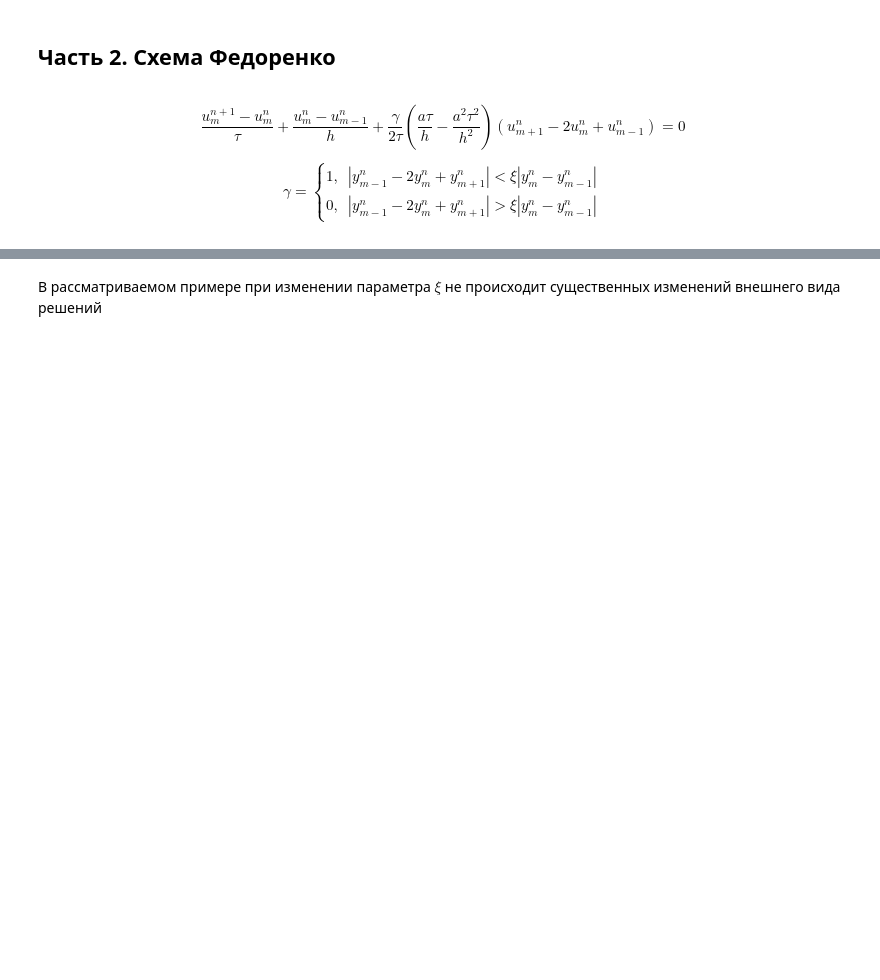
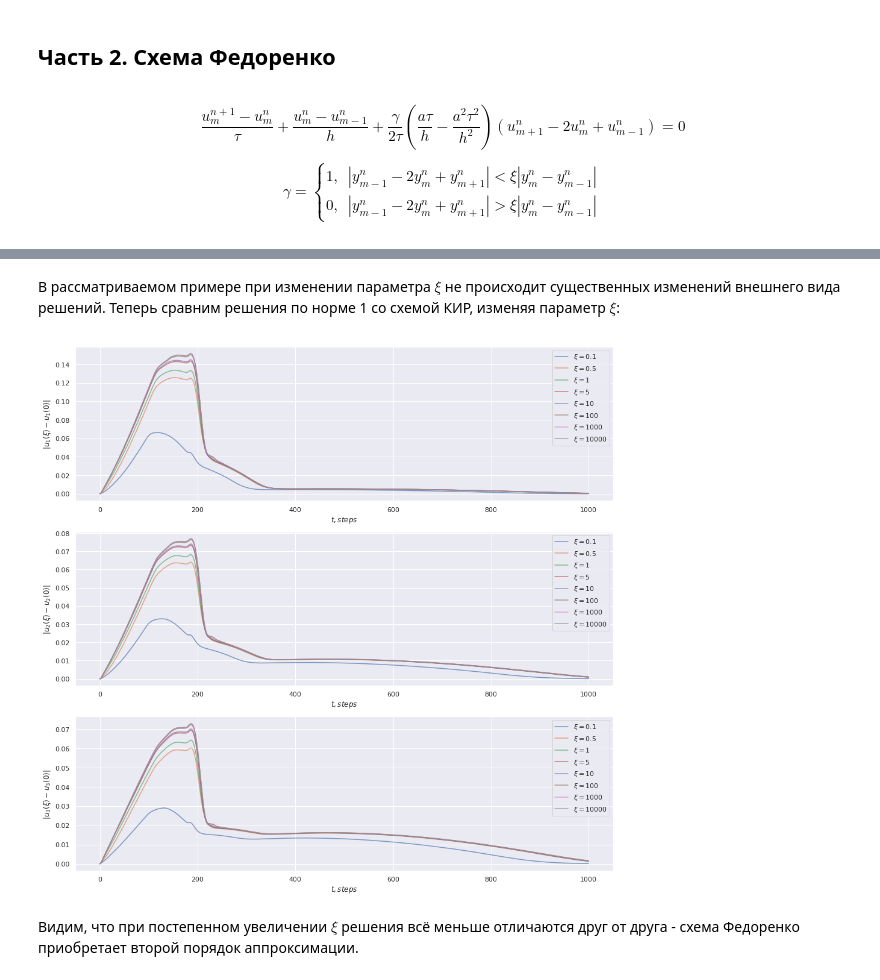
Before and after one commit to Ilushik2347/calc_math_hometask, a Jupyter notebook: hometask2.2.ipynb, the cells around one changed output, grey strips where cells are left out. Saved outputs shown, nothing was run; the diff lists cells and outputs as text; code cells hidden in the pictures; blank space fills up the shorter version.

```diff
--- a/hometask2.2.ipynb
+++ b/hometask2.2.ipynb
@@ -212,2 +245,26 @@ plot_3d(u_3, 'u_3')
 # %% [markdown]
-В рассматриваемом примере при изменении параметра $\xi$ не происходит существенных изменений внешнего вида решений
+В рассматриваемом примере при изменении параметра $\xi$ не происходит существенных изменений внешнего вида решений. Теперь сравним решения по норме 1 со схемой КИР, изменяя параметр $\xi$:
+# %%
+xis = [0.1, 0.5, 1, 5, 10, 100, 1000, 10000]
+fig, ax = plt.subplots(3, 1, figsize=(16, 16))
+u_10, u_20, u_30 = get_fedorenko(0)
+
+for xi in xis:
+    u_1, u_2, u_3 = get_fedorenko(xi)
+    ax[0].plot(np.abs(u_1 - u_10).mean(axis=1), label=r'$\xi=$'+'{}'.format(xi), alpha=0.7)
+    ax[1].plot(np.abs(u_2 - u_20).mean(axis=1), label=r'$\xi=$'+'{}'.format(xi), alpha=0.7)
+    ax[2].plot(np.abs(u_3 - u_30).mean(axis=1), label=r'$\xi=$'+'{}'.format(xi), alpha=0.7)
+ax[0].legend()
+ax[1].legend()
+ax[2].legend()
+ax[0].set_xlabel('$t, steps$')
+ax[1].set_xlabel('$t, steps$')
+ax[2].set_xlabel('$t, steps$')
+ax[0].set_ylabel(r'$|u_1(\xi)-u_1(0)|$')
+ax[1].set_ylabel(r'$|u_2(\xi)-u_2(0)|$')
+ax[2].set_ylabel(r'$|u_3(\xi)-u_3(0)|$')
+plt.show()
+# %% [output]
+[figure, added]
+# %% [markdown]
+Видим, что при постепенном увеличении $\xi$ решения всё меньше отличаются друг от друга - схема Федоренко приобретает второй порядок аппроксимации.
```
Also changed, not shown: parts of 11 cells of this notebook.
